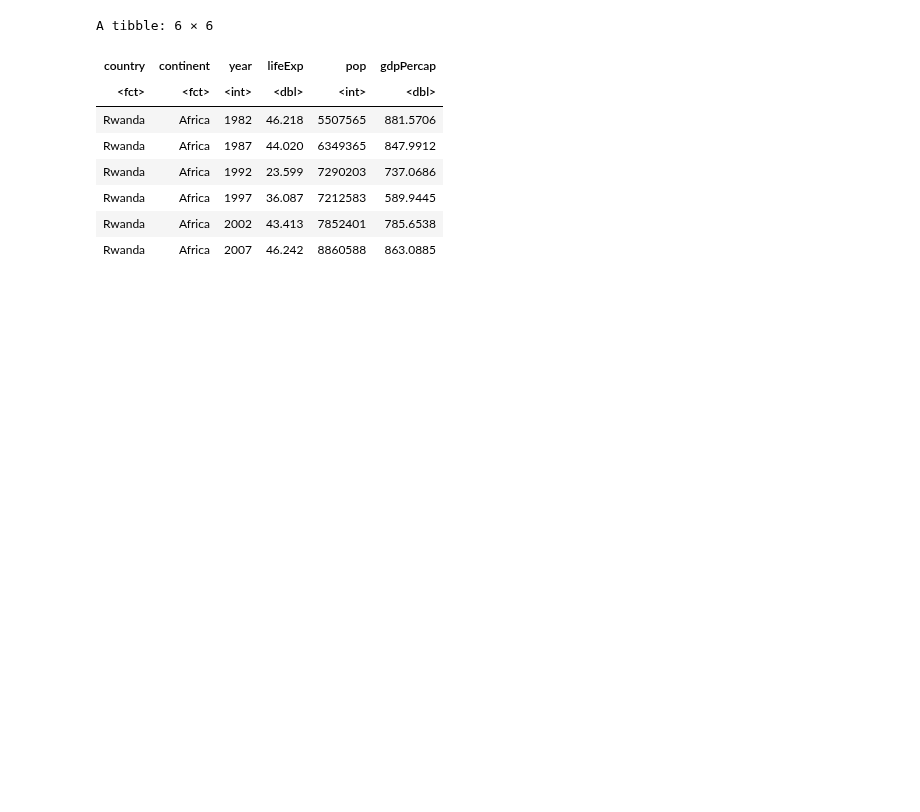
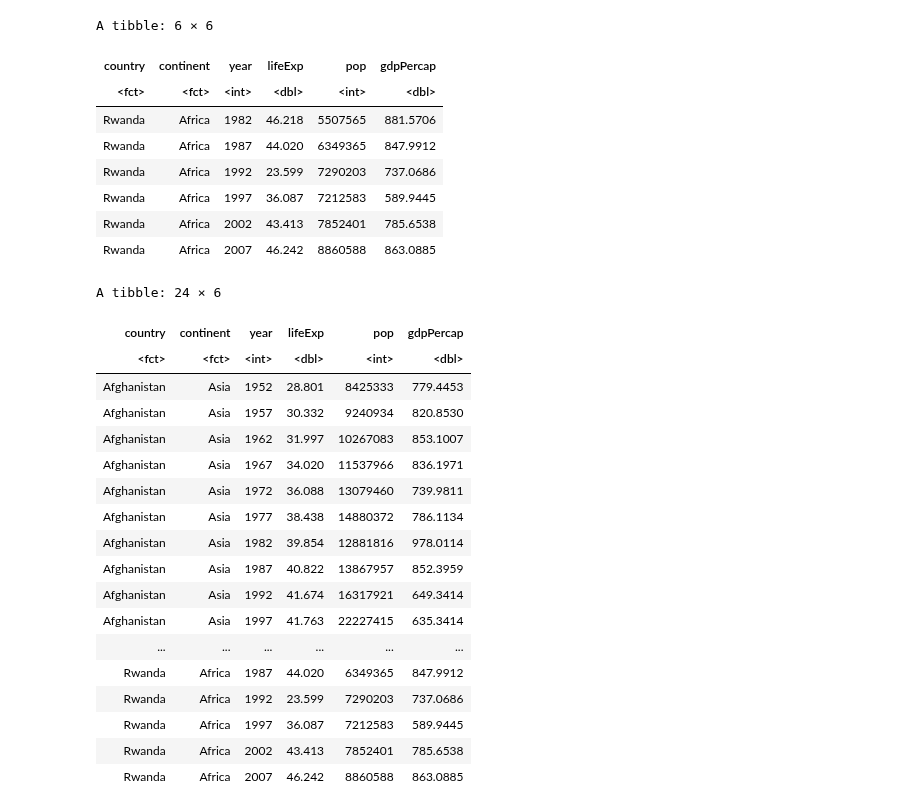
Before and after one commit to qslia/R_Practice, a Jupyter notebook: stat545/2.ipynb, the cells around one changed output. Cells and saved outputs as stored; diff of their text form; code cells hidden in the pictures; blank space fills up the shorter version.

```diff
--- a/stat545/2.ipynb
+++ b/stat545/2.ipynb
@@ -77,3 +77,25 @@ A tibble: 6 × 6
 | Rwanda | Africa | 1997 | 36.087 | 7212583 | 589.9445 |
 | Rwanda | Africa | 2002 | 43.413 | 7852401 | 785.6538 |
 | Rwanda | Africa | 2007 | 46.242 | 8860588 | 863.0885 |
+# %%
+filter(gapminder, country %in% c("Rwanda", "Afghanistan"))
+# %% [output]
+A tibble: 24 × 6
+| country | continent | year | lifeExp | pop | gdpPercap |
+| <fct> | <fct> | <int> | <dbl> | <int> | <dbl> |
+| Afghanistan | Asia | 1952 | 28.801 | 8425333 | 779.4453 |
+| Afghanistan | Asia | 1957 | 30.332 | 9240934 | 820.8530 |
+| Afghanistan | Asia | 1962 | 31.997 | 10267083 | 853.1007 |
+| Afghanistan | Asia | 1967 | 34.020 | 11537966 | 836.1971 |
+| Afghanistan | Asia | 1972 | 36.088 | 13079460 | 739.9811 |
+| Afghanistan | Asia | 1977 | 38.438 | 14880372 | 786.1134 |
+| Afghanistan | Asia | 1982 | 39.854 | 12881816 | 978.0114 |
+| Afghanistan | Asia | 1987 | 40.822 | 13867957 | 852.3959 |
+| Afghanistan | Asia | 1992 | 41.674 | 16317921 | 649.3414 |
+| Afghanistan | Asia | 1997 | 41.763 | 22227415 | 635.3414 |
+| ... | ... | ... | ... | ... | ... |
+| Rwanda | Africa | 1987 | 44.020 | 6349365 | 847.9912 |
+| Rwanda | Africa | 1992 | 23.599 | 7290203 | 737.0686 |
+| Rwanda | Africa | 1997 | 36.087 | 7212583 | 589.9445 |
+| Rwanda | Africa | 2002 | 43.413 | 7852401 | 785.6538 |
+| Rwanda | Africa | 2007 | 46.242 | 8860588 | 863.0885 |
```
Also changed, not shown: parts of 10 cells of this notebook.
